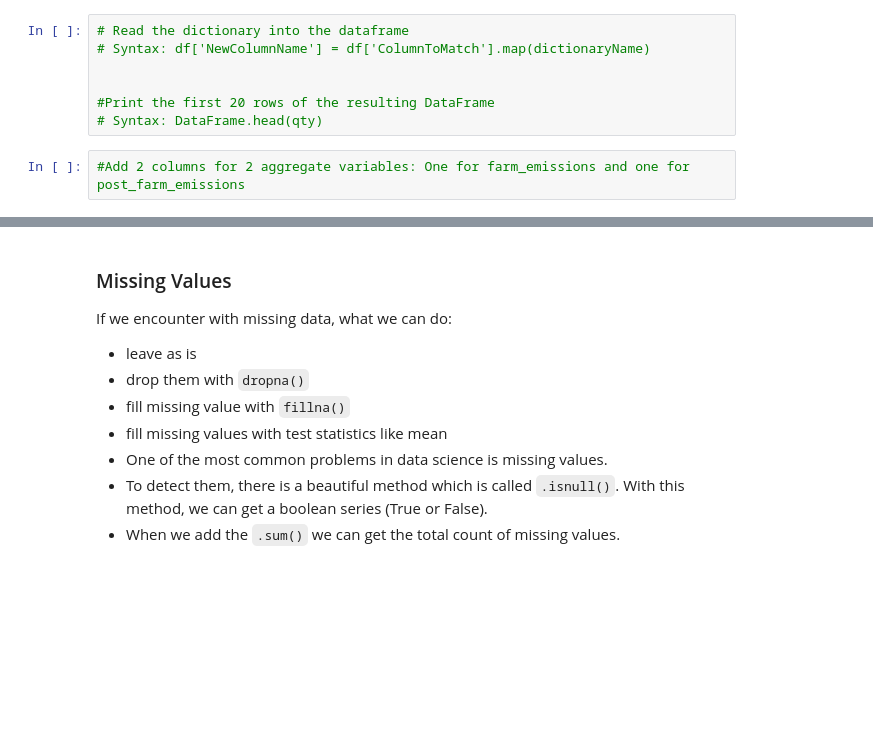
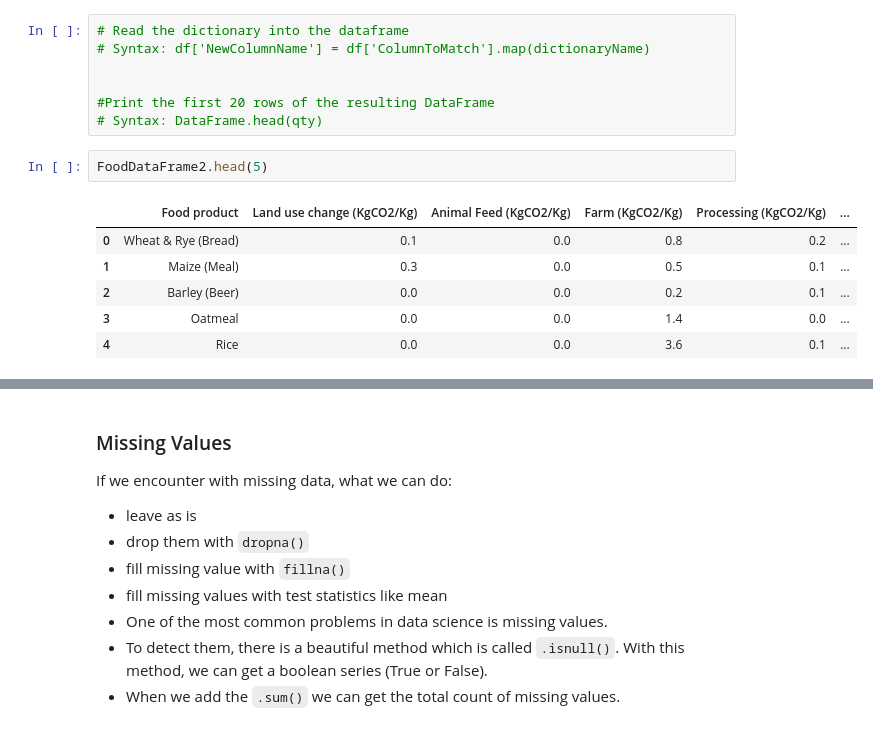
Before and after one commit to kzukeri/portfolio, a Jupyter notebook: Kweli-Final-Project.ipynb, the cells around one changed output, grey strips where cells are left out. Saved outputs shown, nothing was run; the diff lists cells and outputs as text; blank space fills up the shorter version.

```diff
--- a/Kweli-Final-Project.ipynb
+++ b/Kweli-Final-Project.ipynb
@@ -349,5 +358,12 @@ The steps of analysis and preparation of the data for statistical modeling has s
 
 #Print the first 20 rows of the resulting DataFrame
 # Syntax: DataFrame.head(qty)
-# %%
-#Add 2 columns for 2 aggregate variables: One for farm_emissions and one for post_farm_emissions
+# %%
+FoodDataFrame2.head(5)
+# %% [output]
+|  | Food product | Land use change (KgCO2/Kg) | Animal Feed (KgCO2/Kg) | Farm (KgCO2/Kg) | Processing (KgCO2/Kg) | ... |
+| 0 | Wheat & Rye (Bread) | 0.1 | 0.0 | 0.8 | 0.2 | ... |
+| 1 | Maize (Meal) | 0.3 | 0.0 | 0.5 | 0.1 | ... |
+| 2 | Barley (Beer) | 0.0 | 0.0 | 0.2 | 0.1 | ... |
+| 3 | Oatmeal | 0.0 | 0.0 | 1.4 | 0.0 | ... |
+| 4 | Rice | 0.0 | 0.0 | 3.6 | 0.1 | ... |
```
Also changed, not shown: parts of 4 cells of this notebook.
